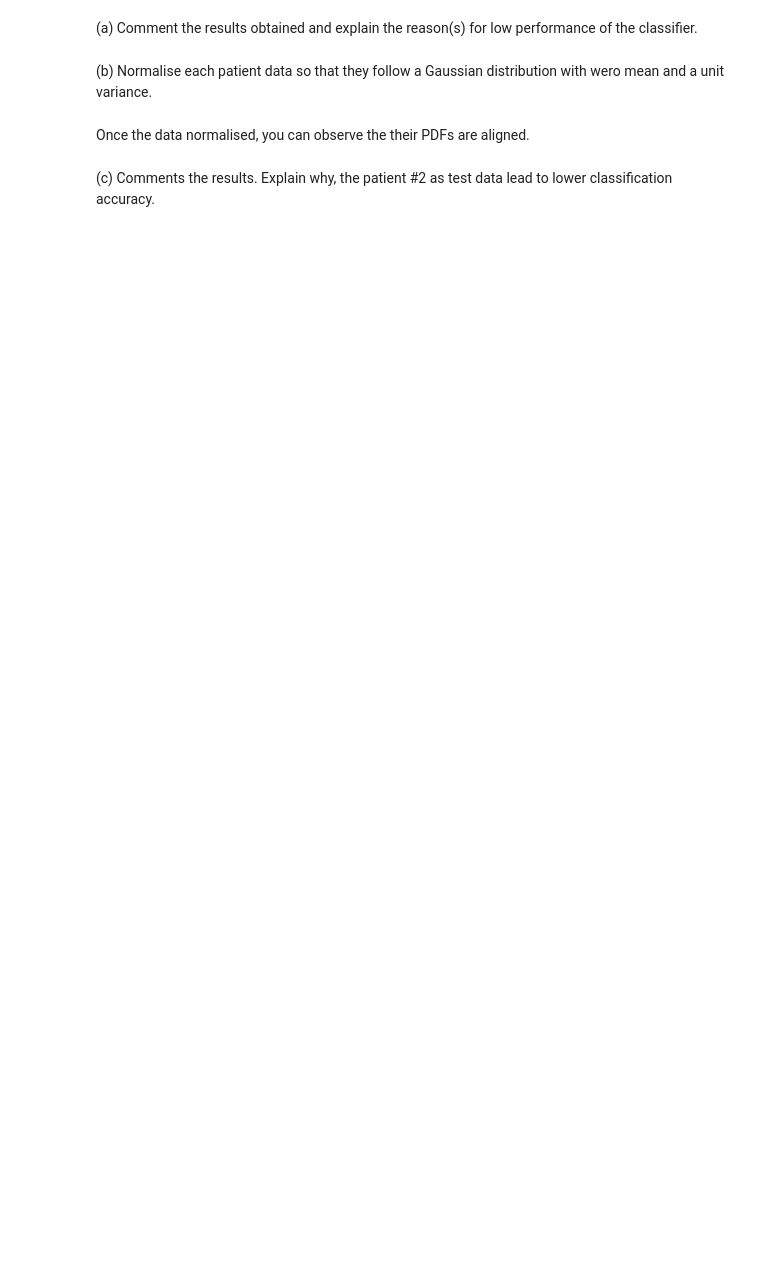
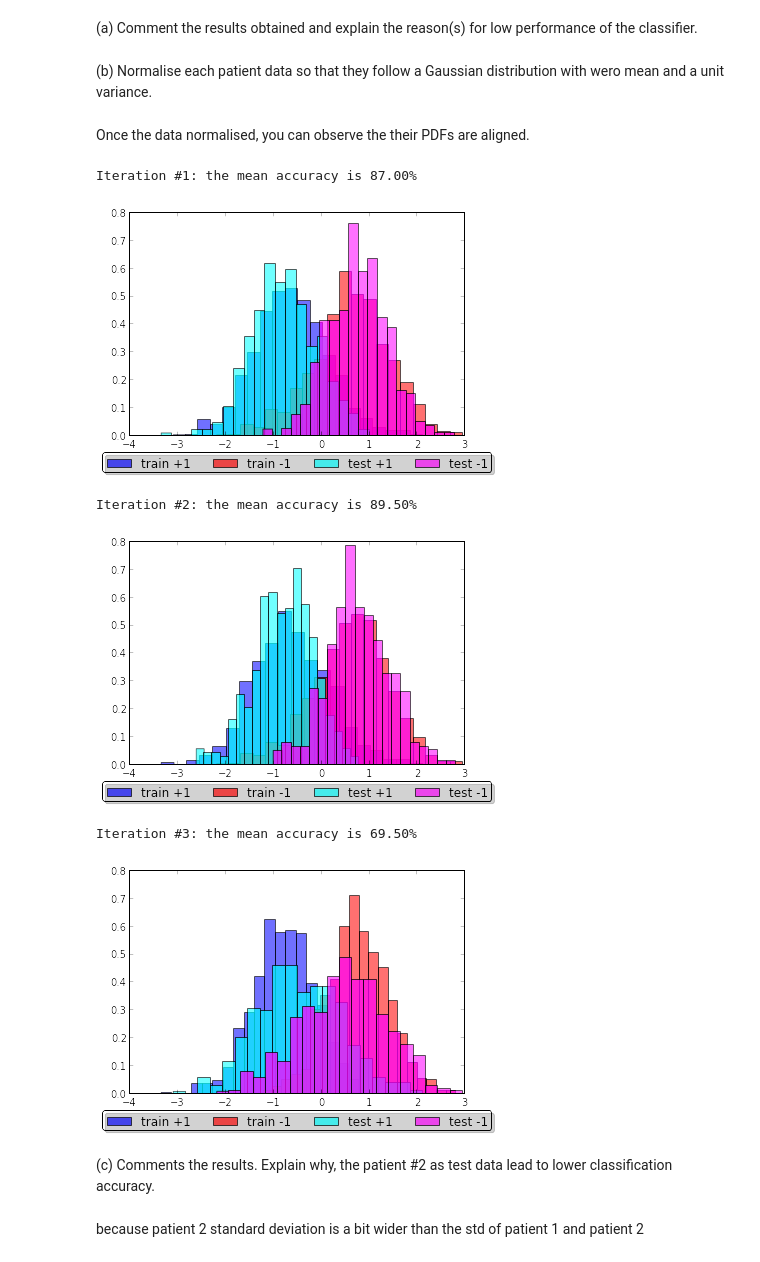
Before and after one commit to ViBOT-Erasmus/B31XI-SI-Features-Normalisation, a Jupyter notebook: features-normalisation.ipynb, the cells around one changed output. Saved outputs shown, nothing was run; the diff lists cells and outputs as text; code cells hidden in the pictures; blank space fills up the shorter version.

```diff
--- a/features-normalisation.ipynb
+++ b/features-normalisation.ipynb
@@ -186,14 +186,23 @@ Iteration #3: the mean accuracy is 50.00%
 (a) Comment the results obtained and explain the reason(s) for low performance of the classifier.
 # %% [markdown]
 (b) Normalise each patient data so that they follow a Gaussian distribution with wero mean and a unit variance.
-# %%
-
-# Normalise the data
-### Subtract the mean and divide by the std
-### Use np.mean() and np.std()
-pt_data_1 = ...
-pt_data_2 = ...
-pt_data_3 = ...
+# %%
+
+pt_data_1_m=np.mean(pt_data_1)
+pt_data_1_s=np.std(pt_data_1)
+pt_data_2_m=np.mean(pt_data_2)
+pt_data_2_s=np.std(pt_data_2)
+pt_data_3_m=np.mean(pt_data_3)
+pt_data_3_s=np.std(pt_data_3)
+pt_data_1_norm=(pt_data_1-pt_data_1_m)/pt_data_1_s
+pt_data_2_norm=(pt_data_2-pt_data_2_m)/pt_data_2_s
+pt_data_3_norm=(pt_data_3-pt_data_3_m)/pt_data_3_s
+#print pt_data_2
+#print pt_data_2_norm
+#plt.figure
+# Normalise the data
+### Subtract the mean and divide by the std
+### Use np.mean() and np.std()
 # %% [markdown]
 Once the data normalised, you can observe the their PDFs are aligned.
 # %%
@@ -226,9 +235,9 @@ nb_bins = 20
 
 ### First iteration - Train with patient #1-#2 and test with patient #3
 # Define the training and testing
-training_data = np.asmatrix(np.concatenate((pt_data_1, pt_data_2))).T
+training_data = np.asmatrix(np.concatenate((pt_data_1_norm, pt_data_2_norm))).T
 training_label = np.concatenate((pt_gt_1, pt_gt_2))
-testing_data = np.asmatrix(pt_data_3).T
+testing_data = np.asmatrix(pt_data_3_norm).T
 testing_label = pt_gt_3
 # Train the classifier
 lr_class.fit(training_data, training_label)
@@ -249,9 +258,9 @@ plt.show()
 
 ### Second iteration - Train with patient #3-#2 and test with patient #1
 # Define the training and testing
-training_data = np.asmatrix(np.concatenate((pt_data_3, pt_data_2))).T
+training_data = np.asmatrix(np.concatenate((pt_data_3_norm, pt_data_2_norm))).T
 training_label = np.concatenate((pt_gt_3, pt_gt_2))
-testing_data = np.asmatrix(pt_data_1).T
+testing_data = np.asmatrix(pt_data_1_norm).T
 testing_label = pt_gt_1
 # Train the classifier
 lr_class.fit(training_data, training_label)
@@ -263,34 +272,43 @@ n, bins, patches = plt.hist(training_data[np.nonzero(training_label == 1)], \
                             nb_bins, normed=1, alpha=0.75, label='train +1')
 n, bins, patches = plt.hist(training_data[np.nonzero(training_label == 0)], \
                             nb_bins, normed=1, facecolor='red', alpha=0.75, label='train -1')
 n, bins, patches = plt.hist(testing_data[np.nonzero(testing_label == 1)], \
                             nb_bins, normed=1, facecolor='cyan', alpha=0.75, label='test +1')
 n, bins, patches = plt.hist(testing_data[np.nonzero(testing_label == 0)], \
                             nb_bins, normed=1, facecolor='magenta', alpha=0.75, label='test -1')
 plt.legend(loc='upper center', bbox_to_anchor=(0.5, -0.05), fancybox=True, shadow=True, ncol=4)
 plt.show()
 
 ### Third iteration - Train with patient #3-#1 and test with patient #2
 # Define the training and testing
-training_data = np.asmatrix(np.concatenate((pt_data_3, pt_data_1))).T
+training_data = np.asmatrix(np.concatenate((pt_data_3_norm, pt_data_1_norm))).T
 training_label = np.concatenate((pt_gt_3, pt_gt_1))
-testing_data = np.asmatrix(pt_data_2).T
+testing_data = np.asmatrix(pt_data_2_norm).T
 testing_label = pt_gt_2
 # Train the classifier
 lr_class.fit(training_data, training_label)
 # Test the classifier
 print 'Iteration #3: the mean accuracy is {0:.2f}%'.format(lr_class.score(testing_data, testing_label) * 100)
 
 fig = plt.figure()
 n, bins, patches = plt.hist(training_data[np.nonzero(training_label == 1)], \
                             nb_bins, normed=1, alpha=0.75, label='train +1')
 n, bins, patches = plt.hist(training_data[np.nonzero(training_label == 0)], \
                             nb_bins, normed=1, facecolor='red', alpha=0.75, label='train -1')
 n, bins, patches = plt.hist(testing_data[np.nonzero(testing_label == 1)], \
                             nb_bins, normed=1, facecolor='cyan', alpha=0.75, label='test +1')
 n, bins, patches = plt.hist(testing_data[np.nonzero(testing_label == 0)], \
                             nb_bins, normed=1, facecolor='magenta', alpha=0.75, label='test -1')
 plt.legend(loc='upper center', bbox_to_anchor=(0.5, -0.05), fancybox=True, shadow=True, ncol=4)
 plt.show()
+# %% [output]
+Iteration #1: the mean accuracy is 87.00%
+[figure, added]
+Iteration #2: the mean accuracy is 89.50%
+[figure, added]
+Iteration #3: the mean accuracy is 69.50%
+[figure, added]
 # %% [markdown]
 (c) Comments the results. Explain why, the patient #2 as test data lead to lower classification accuracy.
+# %% [markdown]
+because patient 2 standard deviation is a bit wider than the std of patient 1 and patient 2
```
Also changed, not shown: parts of 4 cells of this notebook.
